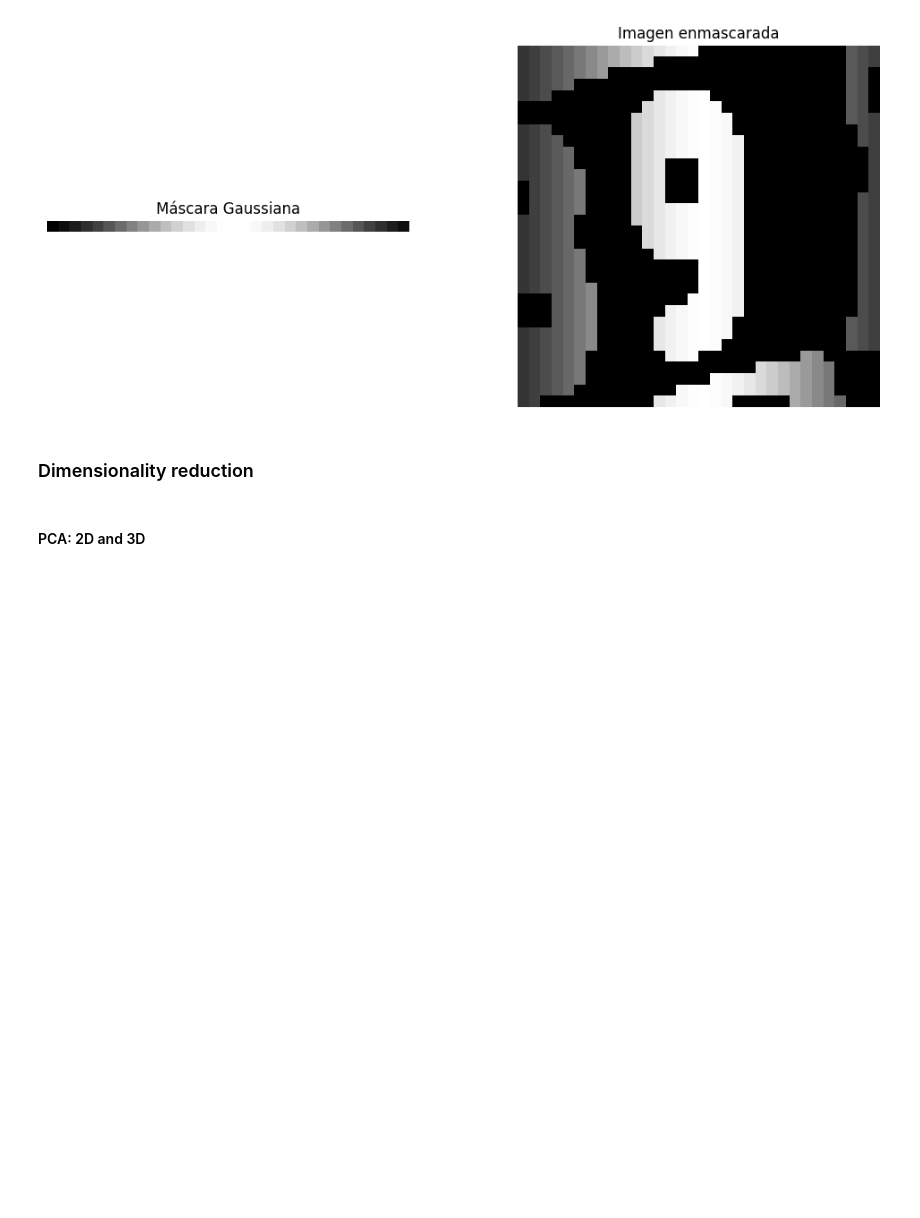
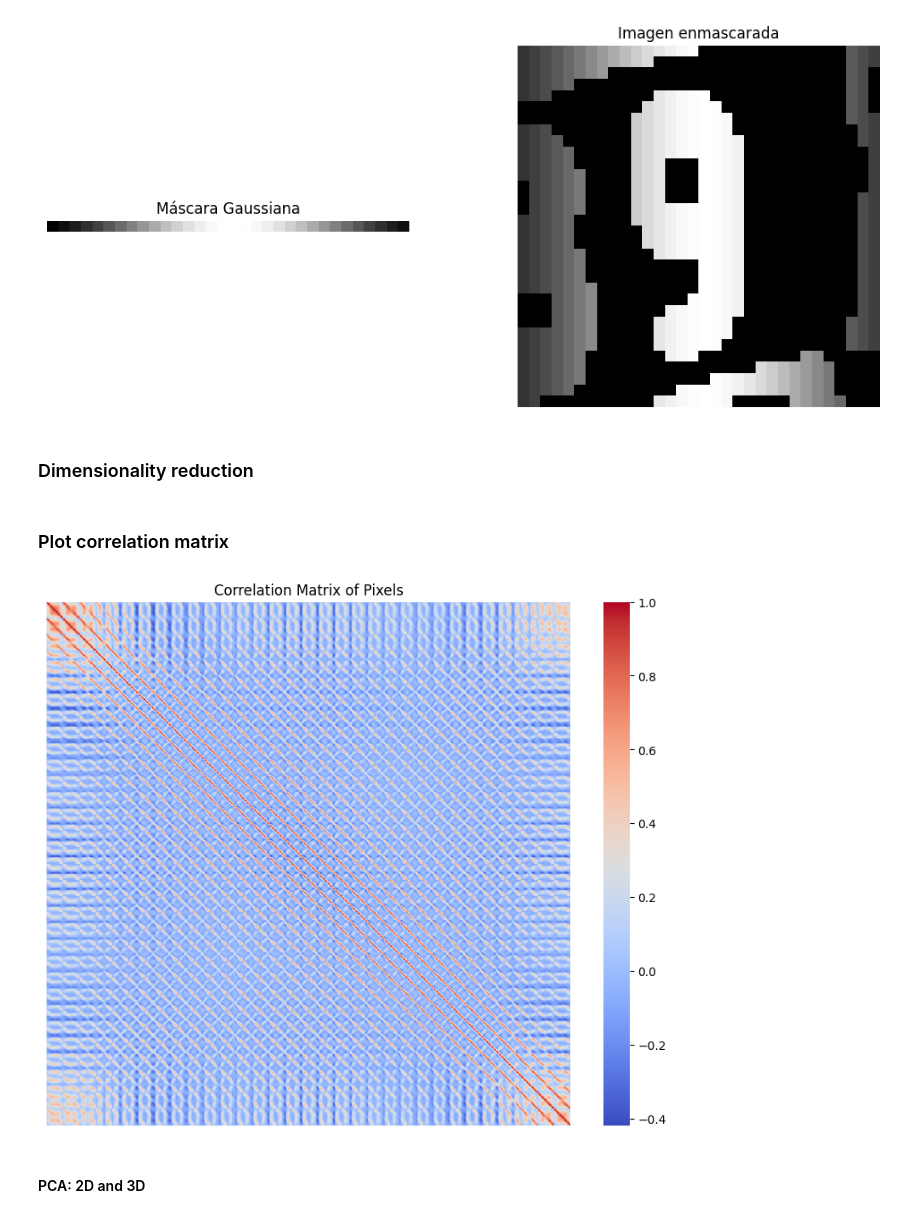
Before and after one commit to bisaacma-iteso/aprendizaje_automatico, a Jupyter notebook: aprendiendo-machin/notebooks/10.bima_confusion_matrix.ipynb, the cells around one changed output. Cells and saved outputs as stored; diff of their text form; code cells hidden in the pictures; blank space fills up the shorter version.

```diff
--- a/aprendiendo-machin/notebooks/10.bima_confusion_matrix.ipynb
+++ b/aprendiendo-machin/notebooks/10.bima_confusion_matrix.ipynb
@@ -357,6 +355,19 @@ transfromer_demo = PreprocessingTransformer(gaussian_sigma=6,
 X_for_dimensionality_reduction_demo = transfromer_demo.transform(ds_train_images)
 # %%
 cmap = 'RdYlBu'
+# %% [markdown]
+### Plot correlation matrix
+# %%
+import seaborn as sns
+
+corr_matrix = np.corrcoef(X_for_dimensionality_reduction_demo.get(), rowvar=False)
+
+plt.figure(figsize=(10, 8))
+sns.heatmap(corr_matrix, cmap='coolwarm', square=True, xticklabels=False, yticklabels=False)
+plt.title('Correlation Matrix of Pixels')
+plt.show()
+# %% [output]
+[figure, added]
 # %% [markdown]
 #### PCA: 2D and 3D
 # %%
```
Also changed, not shown: parts of 10 cells of this notebook.
